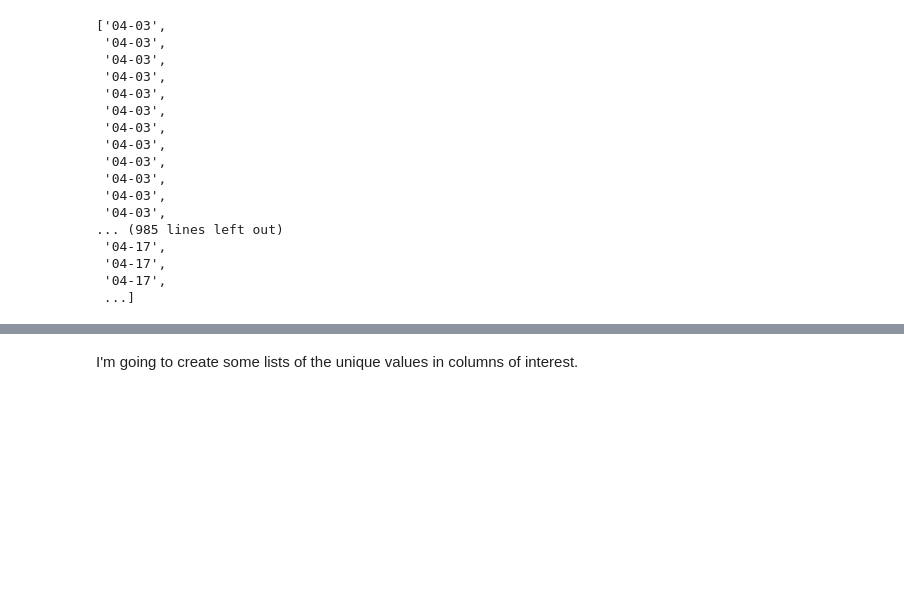
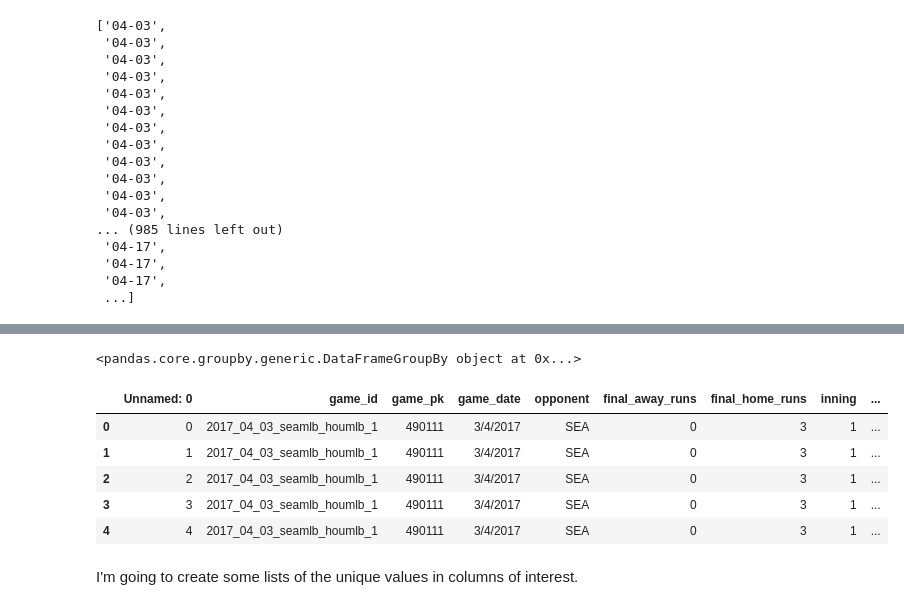
Before and after one commit to iamcalebjones/Benefits-of-Cheating-a-2017-Baseball-Study, a Jupyter notebook: ipynb_files/Capstone_1.ipynb, the cells around one changed output, grey strips where cells are left out. Saved outputs shown, nothing was run; the diff lists cells and outputs as text; code cells hidden in the pictures; blank space fills up the shorter version.

```diff
--- a/ipynb_files/Capstone_1.ipynb
+++ b/ipynb_files/Capstone_1.ipynb
@@ -88,3 +88,7 @@ bangs.tail()
 | 8271 | 2017_09_24_anamlb_houmlb_1 | 492424 | 24/9/2017 | ANA | 7 | 5 | 9 | bottom | Jose Altuve | ... |
 | 8272 | 2017_09_24_anamlb_houmlb_1 | 492424 | 24/9/2017 | ANA | 7 | 5 | 9 | bottom | Jose Altuve | ... |
 | 8273 | 2017_09_24_anamlb_houmlb_1 | 492424 | 24/9/2017 | ANA | 7 | 5 | 9 | bottom | Jose Altuve | ... |
+# %%
+bangs.groupby(bangs['game_date'])
+# %% [output]
+<pandas.core.groupby.generic.DataFrameGroupBy object at 0x...>
@@ -91,3 +97,14 @@ bangs.tail()
+# %%
+test = pd.read_csv('../bangs_file_better_date.csv')
+# %%
+test.head()
+# %% [output]
+|  | Unnamed: 0 | game_id | game_pk | game_date | opponent | final_away_runs | final_home_runs | inning | ... |
+| 0 | 0 | 2017_04_03_seamlb_houmlb_1 | 490111 | 3/4/2017 | SEA | 0 | 3 | 1 | ... |
+| 1 | 1 | 2017_04_03_seamlb_houmlb_1 | 490111 | 3/4/2017 | SEA | 0 | 3 | 1 | ... |
+| 2 | 2 | 2017_04_03_seamlb_houmlb_1 | 490111 | 3/4/2017 | SEA | 0 | 3 | 1 | ... |
+| 3 | 3 | 2017_04_03_seamlb_houmlb_1 | 490111 | 3/4/2017 | SEA | 0 | 3 | 1 | ... |
+| 4 | 4 | 2017_04_03_seamlb_houmlb_1 | 490111 | 3/4/2017 | SEA | 0 | 3 | 1 | ... |
 # %% [markdown]
 I'm going to create some lists of the unique values in columns of interest.
 # %%
```
Also changed, not shown: parts of 1 cell of this notebook, 6 other files.
